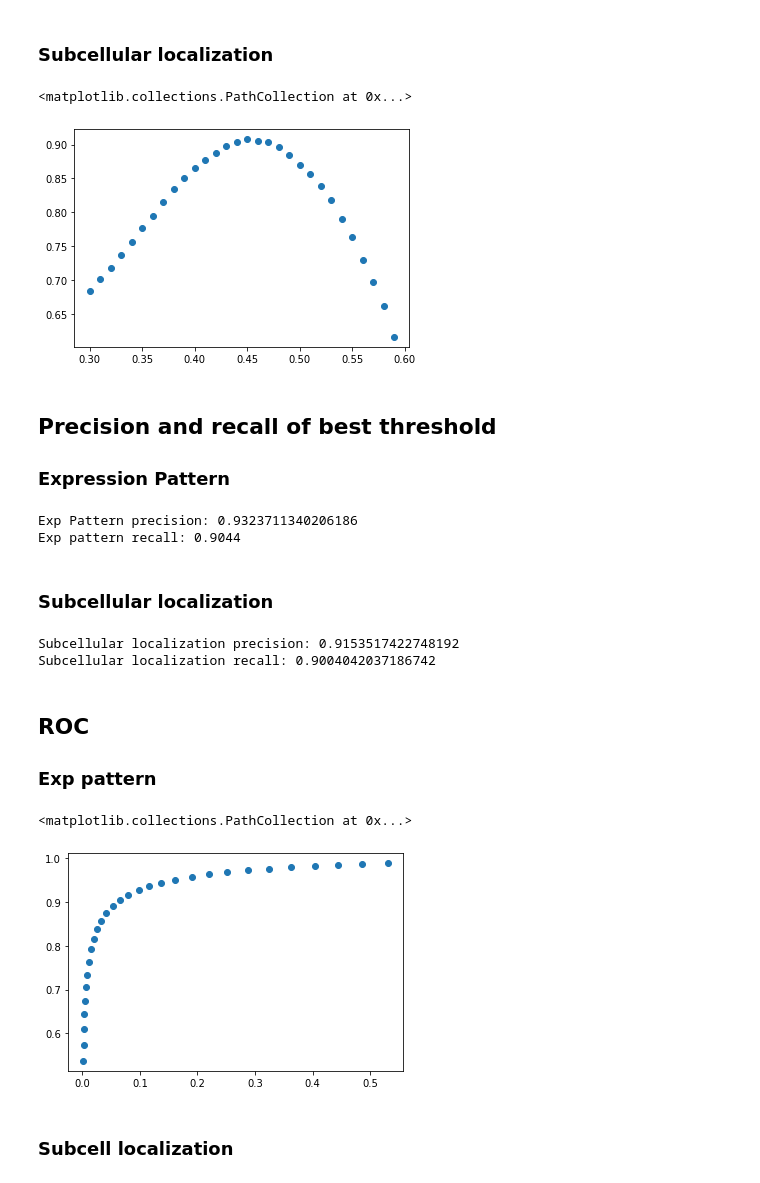
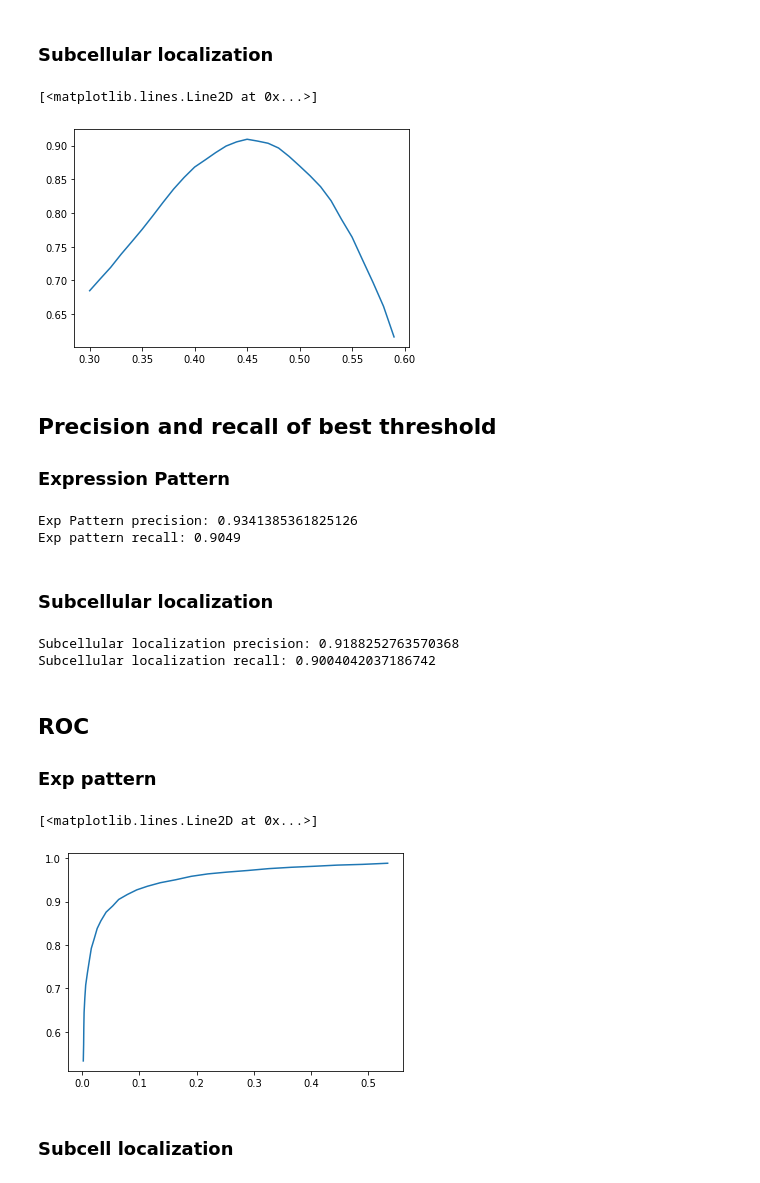
Before and after one commit to WormBase/curation-sentence-classification, a Jupyter notebook: notebooks/sentence_clustering.ipynb, the cells around one changed output. Cells and saved outputs as stored; diff of their text form; code cells hidden in the pictures.

```diff
--- a/notebooks/sentence_clustering.ipynb
+++ b/notebooks/sentence_clustering.ipynb
@@ -75,10 +77,10 @@ else:
             corpus_expr_pattern_file.write(sent + "\n")
     with open("../sentence_embeddings/corpus_subcellloc.txt", "w") as corpus_expr_subcellloc_file:
         for sent in corpus_expr_subcellloc:
-            corpus_expr_subcellloc_file.write("sent" + "\n")
+            corpus_expr_subcellloc_file.write(sent + "\n")
     with open("../sentence_embeddings/corpus_neg_otherexpr.txt", "w") as corpus_neg_otherexpr_file:
         for sent in corpus_neg_otherexpr:
-            corpus_neg_otherexpr_file.write("sent" + "\n")
+            corpus_neg_otherexpr_file.write(sent + "\n")
 # %% [markdown]
 ## Extract sentence embeddings with SBERT
 # %%
@@ -221,10 +217,10 @@ plt.scatter([elem + 0.3 + i/100 for i, elem in enumerate([0] * 30)], [stat[0] fo
 # %% [markdown]
 ### Subcellular localization
 # %%
-plt.scatter([elem + 0.3 + i/100 for i, elem in enumerate([0] * 30)], [stat[0] for stat in stats_subcellloc_list])
+plt.plot([elem + 0.3 + i/100 for i, elem in enumerate([0] * 30)], [stat[0] for stat in stats_subcellloc_list])
 # %% [output]
-<matplotlib.collections.PathCollection at 0x...>
+[<matplotlib.lines.Line2D at 0x...>]
-[figure, old version]
+[figure, new version]
 # %% [markdown]
 ## Precision and recall of best threshold
 ### Expression Pattern
@@ -232,24 +228,24 @@ plt.scatter([elem + 0.3 + i/100 for i, elem in enumerate([0] * 30)], [stat[0] fo
 print("Exp Pattern precision: " + str(get_stats(0.45, centroid_exp_pattern_embeddings_bio, corpus_embeddings_expr_pattern_bio, corpus_embeddings_neg_otherexpr_bio)[1]))
 print("Exp pattern recall: " + str(get_stats(0.45, centroid_exp_pattern_embeddings_bio, corpus_embeddings_expr_pattern_bio, corpus_embeddings_neg_otherexpr_bio)[2]))
 # %% [output]
-Exp Pattern precision: 0.9323711340206186
-Exp pattern recall: 0.9044
+Exp Pattern precision: 0.9341385361825126
+Exp pattern recall: 0.9049
 # %% [markdown]
 ### Subcellular localization
 # %%
 print("Subcellular localization precision: " + str(get_stats(0.45, centroid_subcellloc_embeddings_bio, corpus_embeddings_subcellloc_bio, corpus_embeddings_neg_otherexpr_bio)[1]))
 print("Subcellular localization recall: " + str(get_stats(0.45, centroid_subcellloc_embeddings_bio, corpus_embeddings_subcellloc_bio, corpus_embeddings_neg_otherexpr_bio)[2]))
 # %% [output]
-Subcellular localization precision: 0.9153517422748192
+Subcellular localization precision: 0.9188252763570368
 Subcellular localization recall: 0.9004042037186742
 # %% [markdown]
 ## ROC
 ### Exp pattern
 # %%
-plt.scatter([stat[4] for stat in stats_expr_pattern_list], [stat[3] for stat in stats_expr_pattern_list])
+plt.plot([stat[4] for stat in stats_expr_pattern_list], [stat[3] for stat in stats_expr_pattern_list])
 # %% [output]
-<matplotlib.collections.PathCollection at 0x...>
+[<matplotlib.lines.Line2D at 0x...>]
-[figure, old version]
+[figure, new version]
 # %% [markdown]
 ### Subcell localization
 # %%
```
Also changed, not shown: parts of 13 cells of this notebook, 2 other files.
